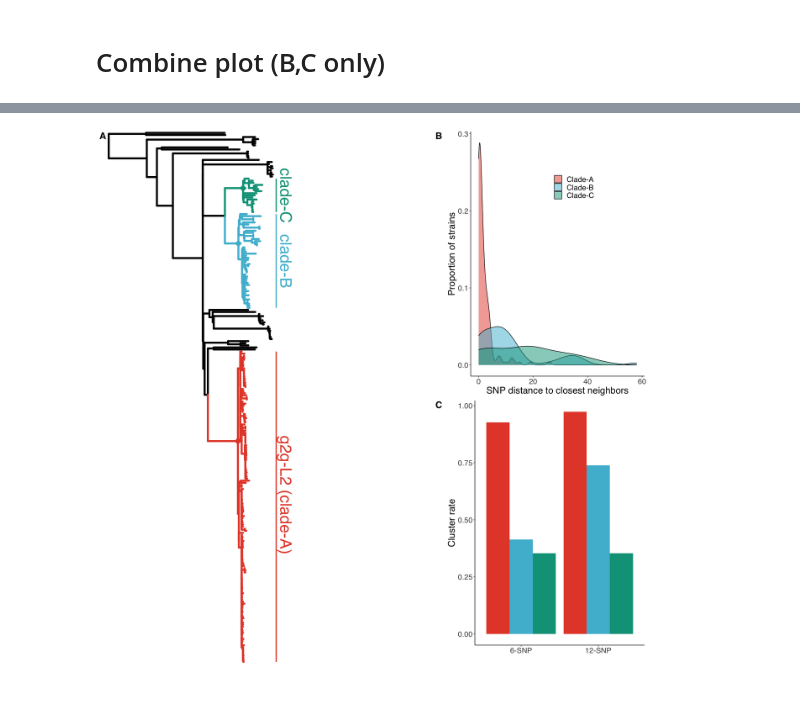
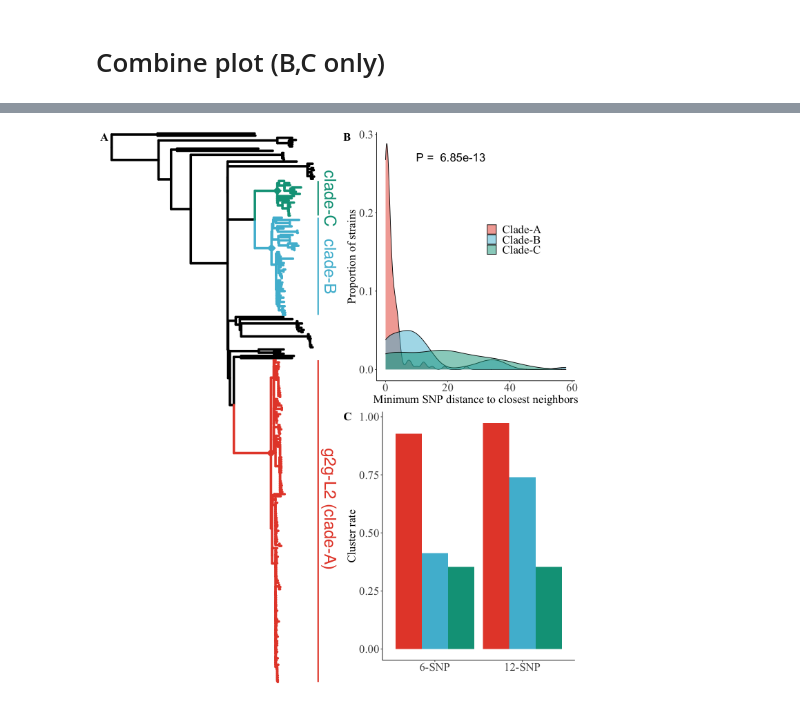
Before and after one commit to yang-luo-lab/TB-g2g, a Jupyter notebook: scripts/TBg2g_Fig4.ipynb, the cells around one changed output, grey strips where cells are left out. Drawn from its saved outputs; the diff is of its cells as text; code cells hidden in the pictures.

```diff
--- a/scripts/TBg2g_Fig4.ipynb
+++ b/scripts/TBg2g_Fig4.ipynb
@@ -10,5 +30,5 @@ library(cowplot)
 # %%
-theme_set(theme_classic() + theme(text = element_text(size=20, family = "sans")))
+theme_set(theme_classic() + theme(text = element_text(size=20, family = "Times New Roman")))
 options(StringsAsFactors=FALSE)
 clade_colors <- c("#E64B35FF","#4DBBD5FF","#00A087FF")
 # %% [markdown]
@@ -41,15 +61,15 @@ pTree <- ggtree::rotate(pTree,256)
 ## adding clade labels
 pTree <- pTree + geom_cladelab(node=361, label="g2g-L2 (clade-A)",
                       textcolor=clade_colors[1],barcolor=clade_colors[1],
-                     align=TRUE,barsize=1.2,fontsize=12,angle=270,offset.text=.005,hjust=.6)
+                     align=TRUE,barsize=1.2,fontsize=10,angle=270,offset.text=.005,hjust=.6)
 
 pTree <- pTree + geom_cladelab(node=273, label="clade-B",
                       textcolor=clade_colors[2],barcolor=clade_colors[2],
-                     align=TRUE,barsize=1.2,fontsize=12,angle=270,offset.text=.005,hjust=.5)
+                     align=TRUE,barsize=1.2,fontsize=10,angle=270,offset.text=.005,hjust=.5)
 
 pTree <- pTree + geom_cladelab(node=318, label="clade-C",
                       textcolor=clade_colors[3],barcolor=clade_colors[3],
-                     align=TRUE,barsize=1.2,fontsize=12,angle=270,offset.text=.005,hjust=.5)
+                     align=TRUE,barsize=1.2,fontsize=10,angle=270,offset.text=.005,hjust=.5)
 
 pTree
 # %% [output]
@@ -93,10 +113,18 @@ Warning message in ks.test(x, y, exact = FALSE, alternative = "greater", log.p =
 “p-value will be approximate in the presence of ties”
 [1] 6.850239e-13
 # %%
-options(repr.plot.width=6, repr.plot.height=6)
+options(repr.plot.width=7, repr.plot.height=6)
 
 disPlt <- ggplot(l2distance %>% filter(sub!="others"),aes(x=dis,fill=sub)) + geom_density(alpha=.5) +
-ylab("Proportion of strains") + xlab("SNP distance to closest neighbors")
+ylab("Proportion of strains") + xlab("Minimum SNP distance to closest neighbors")
 disPlt <- disPlt + scale_fill_manual(values=clade_colors,name="")
 
-disPlt
+grob <- grobTree(textGrob(paste("P = ",signif(ks$p.value,digits=3)), x=0.2,  y=0.9, hjust=0,
+  gp=gpar(col="black", fontsize=20)))
+
+disPlt <- disPlt + annotation_custom(grob) +
+theme(legend.position=c(0.7,.6),
+                           legend.text = element_text(size=20),
+     text = element_text(size=20))
+
+#ggsave("../figures//Fig4B_min_SNP.pdf",width=6,height=6)
@@ -123,14 +157,14 @@ pcluster
 # %%
-options(repr.plot.width = 20, repr.plot.height = 16)
+options(repr.plot.width = 12, repr.plot.height = 13.5)
 
 
 ggdraw() +
-  draw_plot(pTree , x=0, y=0,width=.3,height=1) +
-  draw_plot(disPlt + theme(legend.position=c(0.6,.8)), x = 0.52, y = .5, width = .3, height = .5) +
-  draw_plot(pcluster, x = 0.52, y = 0, width = .3, height = .5) +
-  draw_plot_label(label = c("A","B", "C"), size = 20,font="bold",
-                  x = c(0, 0.5,0.5), y = c(1,1,.5))
+  draw_plot(pTree  , x=0, y=0,width=.5,height=1) +
+  draw_plot(disPlt +theme(axis.text=element_text(size=20)) , x = 0.5, y = .5, width = .47, height = .5) +
+  draw_plot(pcluster+theme(axis.text=element_text(size=20)), x = 0.5, y = 0, width = .47, height = .5) +
+  draw_plot_label(label = c("A","B", "C"), size = 20,font="bold",family="Times New Roman",
+                  x = c(0, 0.49,0.49), y = c(1,1,.5))
 
-ggsave("../figures/Fig4_L2.pdf",height=12,width=20)
+ggsave("../figures/Fig4_L2.pdf",height=13.5,width=12)
 # %% [output]
-[figure, old version]
+[figure, new version]
```
Also changed, not shown: parts of 6 cells of this notebook, 19 other files.
